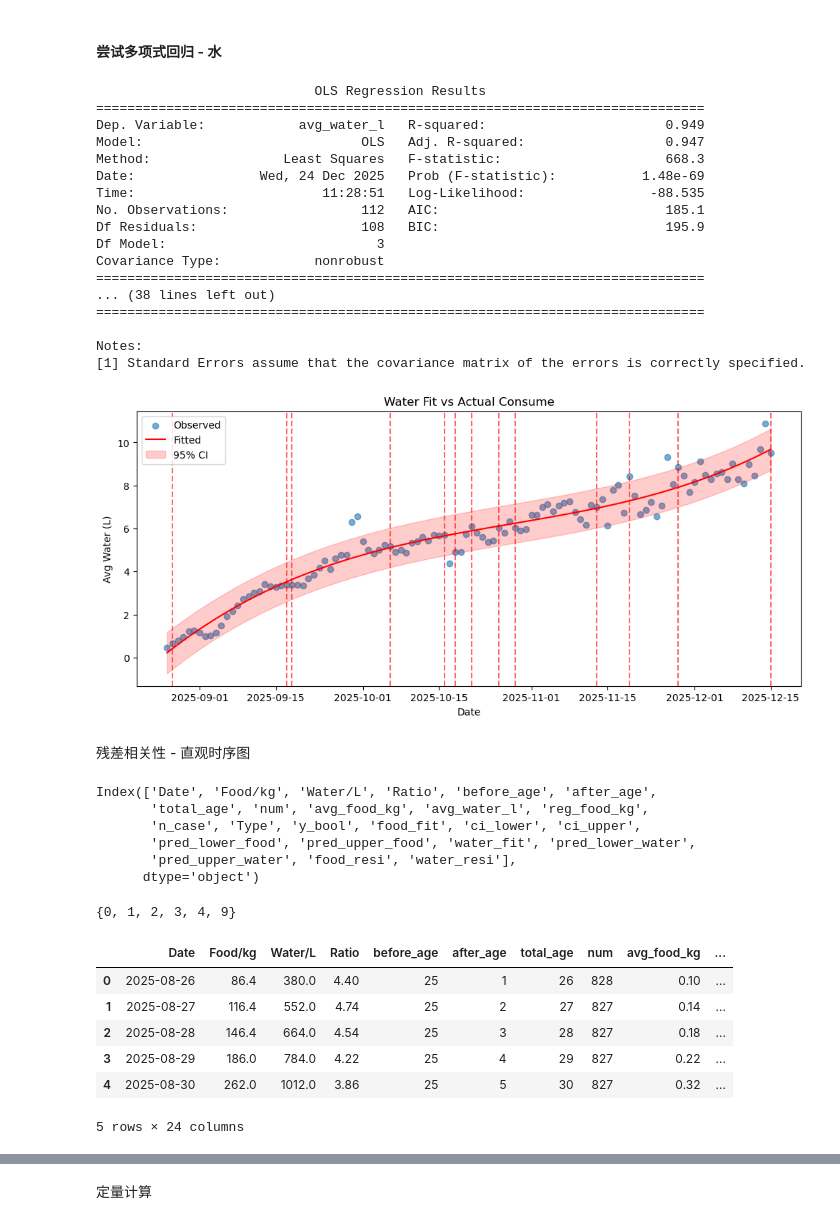
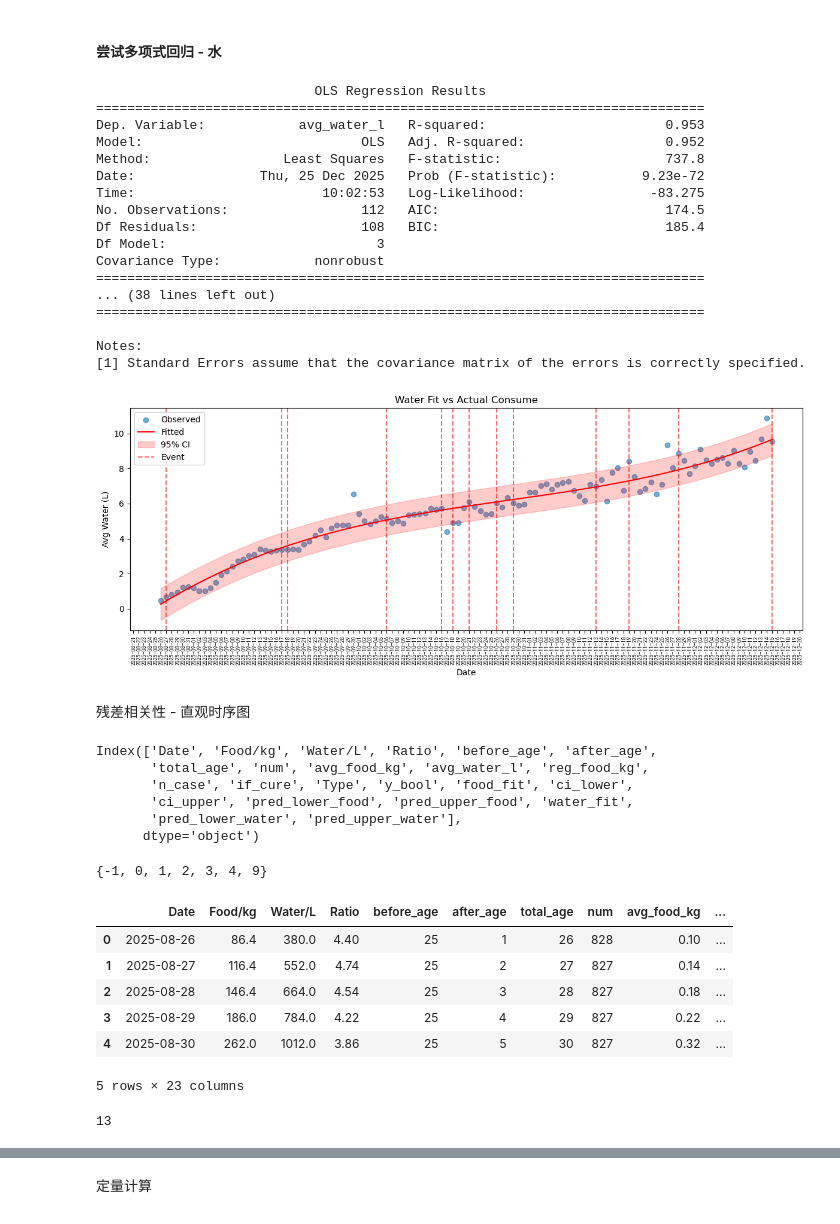
Before and after one commit to yixuan228/work-error-detect, a Jupyter notebook: main.ipynb, the cells around one changed output, grey strips where cells are left out. Saved outputs shown, nothing was run; the diff lists cells and outputs as text; code cells hidden in the pictures.

```diff
--- a/main.ipynb
+++ b/main.ipynb
@@ -4,13 +4,13 @@
 import pandas as pd
 import numpy as np
 
-df = pd.read_excel('处理文档.xlsx', sheet_name = 'Sheet1', skiprows=3)
+df = pd.read_excel('data/处理文档.xlsx', sheet_name = 'Sheet1', skiprows=3)
 
 df = df.rename(columns={'饲喂日期': 'Date',
                         '每日采食总量(Kg)': 'Food/kg',
                         '每日喂水总量(L)': 'Water/L',
                         '水料比': 'Ratio',
-                        '事故数': 'n_case',
+                        '死亡数': 'n_case',
                         '事故类型': 'Type',
                         '转舍前日龄':'before_age',
                         '转舍日龄':'after_age',
@@ -19,12 +19,14 @@ df = df.rename(columns={'饲喂日期': 'Date',
                         '均采食量/kg': 'avg_food_kg',
                         '均喂水量/L': 'avg_water_l',
                         '应采食量/kg': 'reg_food_kg',
+                        '是否治疗': 'if_cure'
                         })
 
-df['y_bool'] = np.where(df['n_case'] > 0, 1, 0)
+df['y_bool'] = (np.where(df['n_case'] > 0, 1, 0)) # | (df['if_cure'] == 1)
 df['Date'] = pd.to_datetime(df['Date'])
 
 df = df.iloc[::-1].reset_index(drop=True)
 # Get x values for Disease event
-mask = df['y_bool'] == 1
+# mask = (df['y_bool'] == 1) | (df['if_cure'] == 1)
+mask = (df['y_bool'] == 1)
 x_position = df.loc[mask, 'Date']
@@ -170,38 +209,47 @@ plt.figure(figsize=(12,5))
 plt.scatter(df['Date'], y, alpha=0.6, label="Observed")
 plt.plot(df['Date'], df['water_fit'], color='red', label="Fitted")
 plt.fill_between(
     df['Date'],
     df['pred_lower_water'],
     df['pred_upper_water'],
     color='red',
     alpha=0.2,
     label="95% CI"
 )
 
 plt.legend()
 plt.xlabel("Date")
 plt.ylabel("Avg Water (L)")
 plt.title('Water Fit vs Actual Consume')
 x_mask = df.loc[mask, 'Date']
 for i, x in enumerate(x_mask):
     plt.axvline(x, color='red', linestyle='--', alpha=0.6, label='Event' if i == 0 else None)
+
+ax = plt.gca()
+ax.xaxis.set_major_locator(mdates.DayLocator(interval=1))
+ax.xaxis.set_major_formatter(mdates.DateFormatter('%Y-%m-%d'))
+
+# 修改x坐标系显示，以天为单位
+plt.xticks(rotation=90, fontproperties=CN_font, fontsize=7)
+plt.legend()
+plt.tight_layout()
 plt.show()
 # %% [output]
                             OLS Regression Results
 ==============================================================================
-Dep. Variable:            avg_water_l   R-squared:                       0.949
-Model:                            OLS   Adj. R-squared:                  0.947
-Method:                 Least Squares   F-statistic:                     668.3
-Date:                Wed, 24 Dec 2025   Prob (F-statistic):           1.48e-69
-Time:                        11:28:51   Log-Likelihood:                -88.535
-No. Observations:                 112   AIC:                             185.1
-Df Residuals:                     108   BIC:                             195.9
+Dep. Variable:            avg_water_l   R-squared:                       0.953
+Model:                            OLS   Adj. R-squared:                  0.952
+Method:                 Least Squares   F-statistic:                     737.8
+Date:                Thu, 25 Dec 2025   Prob (F-statistic):           9.23e-72
+Time:                        10:02:53   Log-Likelihood:                -83.275
+No. Observations:                 112   AIC:                             174.5
+Df Residuals:                     108   BIC:                             185.4
 Df Model:                           3
 Covariance Type:            nonrobust
 ==============================================================================
 ... (38 lines left out)
 ==============================================================================
 
 Notes:
 [1] Standard Errors assume that the covariance matrix of the errors is correctly specified.
-[figure, old version]
+[figure, new version]
@@ -212,14 +271,14 @@ df.columns
 # %% [output]
 Index(['Date', 'Food/kg', 'Water/L', 'Ratio', 'before_age', 'after_age',
        'total_age', 'num', 'avg_food_kg', 'avg_water_l', 'reg_food_kg',
-       'n_case', 'Type', 'y_bool', 'food_fit', 'ci_lower', 'ci_upper',
-       'pred_lower_food', 'pred_upper_food', 'water_fit', 'pred_lower_water',
-       'pred_upper_water', 'food_resi', 'water_resi'],
+       'n_case', 'if_cure', 'Type', 'y_bool', 'food_fit', 'ci_lower',
+       'ci_upper', 'pred_lower_food', 'pred_upper_food', 'water_fit',
+       'pred_lower_water', 'pred_upper_water'],
       dtype='object')
 # %%
 set(df['Type'])
 # %% [output]
-{0, 1, 2, 3, 4, 9}
+{-1, 0, 1, 2, 3, 4, 9}
 # %%
 df.head()
 # %% [output]
@@ -229,7 +288,7 @@ df.head()
 | 2 | 2025-08-28 | 146.4 | 664.0 | 4.54 | 25 | 3 | 28 | 827 | 0.18 | ... |
 | 3 | 2025-08-29 | 186.0 | 784.0 | 4.22 | 25 | 4 | 29 | 827 | 0.22 | ... |
 | 4 | 2025-08-30 | 262.0 | 1012.0 | 3.86 | 25 | 5 | 30 | 827 | 0.32 | ... |
-5 rows × 24 columns
+5 rows × 23 columns
 # %%
 color_map_event = {
     1: 'green',
@@ -249,5 +312,9 @@ type_map_event = {
 }
 used_labels = set()
+# %%
+sum(df['y_bool'])
+# %% [output]
+13
 # %%
 df['food_resi'] = df['avg_food_kg'] - df['food_fit']
 df['water_resi'] = df['avg_water_l'] - df['water_fit']
```
Also changed, not shown: parts of 12 cells of this notebook, 17 other files.
